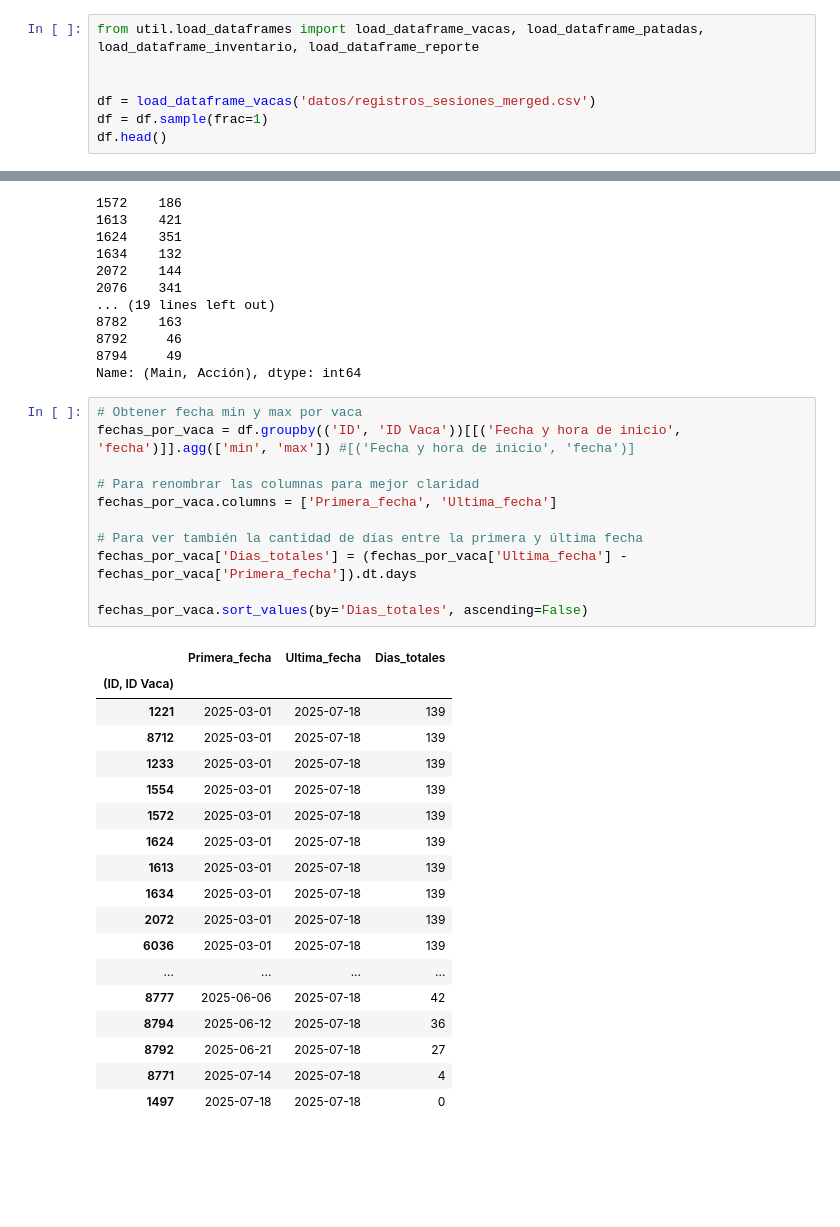
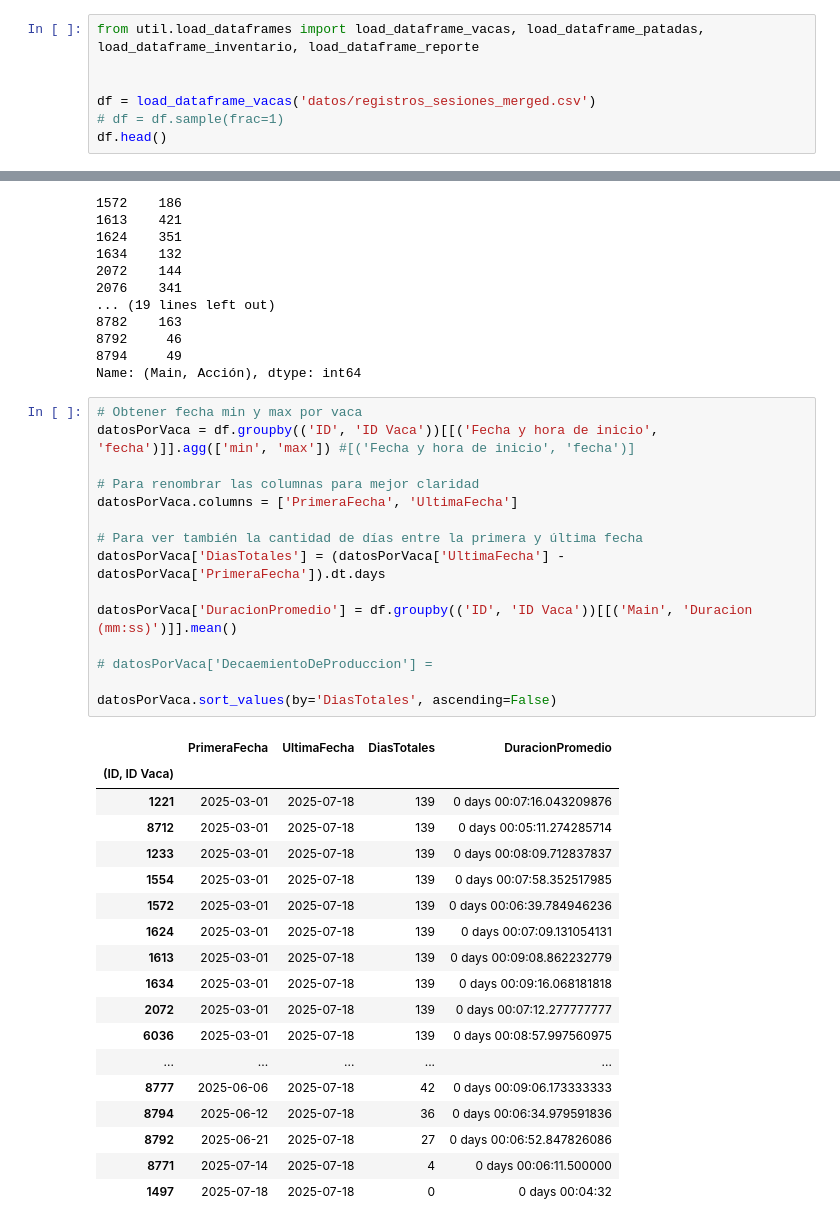
Before and after one commit to DiegoAlfaro1/Reto-ConcentracionIA-Vacas, a Jupyter notebook: prueba.ipynb, the cells around one changed output, grey strips where cells are left out. Drawn from its saved outputs; the diff is of its cells as text; blank space fills up the shorter version.

Commit message:
duración promedio y  gráficas de producción por vaca

```diff
--- a/prueba.ipynb
+++ b/prueba.ipynb
@@ -3,7 +3,7 @@ from util.load_dataframes import load_dataframe_vacas, load_dataframe_patadas, l
 
 
 df = load_dataframe_vacas('datos/registros_sesiones_merged.csv')
-df = df.sample(frac=1)
+# df = df.sample(frac=1)
 df.head()
 # %% [output]
 |  | ID | Fecha y hora de inicio |  | Main |  |  | Estado | ... |
@@ -158,31 +140,35 @@ df.groupby(('ID', 'ID Vaca')).count()[('Main', 'Acción')]
 Name: (Main, Acción), dtype: int64
 # %%
 # Obtener fecha min y max por vaca
-fechas_por_vaca = df.groupby(('ID', 'ID Vaca'))[[('Fecha y hora de inicio', 'fecha')]].agg(['min', 'max']) #[('Fecha y hora de inicio', 'fecha')]
+datosPorVaca = df.groupby(('ID', 'ID Vaca'))[[('Fecha y hora de inicio', 'fecha')]].agg(['min', 'max']) #[('Fecha y hora de inicio', 'fecha')]
 
 # Para renombrar las columnas para mejor claridad
-fechas_por_vaca.columns = ['Primera_fecha', 'Ultima_fecha']
+datosPorVaca.columns = ['PrimeraFecha', 'UltimaFecha']
 
 # Para ver también la cantidad de días entre la primera y última fecha
-fechas_por_vaca['Dias_totales'] = (fechas_por_vaca['Ultima_fecha'] - fechas_por_vaca['Primera_fecha']).dt.days
+datosPorVaca['DiasTotales'] = (datosPorVaca['UltimaFecha'] - datosPorVaca['PrimeraFecha']).dt.days
 
-fechas_por_vaca.sort_values(by='Dias_totales', ascending=False)
+datosPorVaca['DuracionPromedio'] = df.groupby(('ID', 'ID Vaca'))[[('Main', 'Duracion (mm:ss)')]].mean()
+
+# datosPorVaca['DecaemientoDeProduccion'] =
+
+datosPorVaca.sort_values(by='DiasTotales', ascending=False)
 # %% [output]
-|  | Primera_fecha | Ultima_fecha | Dias_totales |
-| (ID, ID Vaca) |  |  |  |
-| 1221 | 2025-03-01 | 2025-07-18 | 139 |
-| 8712 | 2025-03-01 | 2025-07-18 | 139 |
-| 1233 | 2025-03-01 | 2025-07-18 | 139 |
-| 1554 | 2025-03-01 | 2025-07-18 | 139 |
-| 1572 | 2025-03-01 | 2025-07-18 | 139 |
-| 1624 | 2025-03-01 | 2025-07-18 | 139 |
-| 1613 | 2025-03-01 | 2025-07-18 | 139 |
-| 1634 | 2025-03-01 | 2025-07-18 | 139 |
-| 2072 | 2025-03-01 | 2025-07-18 | 139 |
-| 6036 | 2025-03-01 | 2025-07-18 | 139 |
-| ... | ... | ... | ... |
-| 8777 | 2025-06-06 | 2025-07-18 | 42 |
-| 8794 | 2025-06-12 | 2025-07-18 | 36 |
-| 8792 | 2025-06-21 | 2025-07-18 | 27 |
-| 8771 | 2025-07-14 | 2025-07-18 | 4 |
-| 1497 | 2025-07-18 | 2025-07-18 | 0 |
+|  | PrimeraFecha | UltimaFecha | DiasTotales | DuracionPromedio |
+| (ID, ID Vaca) |  |  |  |  |
+| 1221 | 2025-03-01 | 2025-07-18 | 139 | 0 days 00:07:16.043209876 |
+| 8712 | 2025-03-01 | 2025-07-18 | 139 | 0 days 00:05:11.274285714 |
+| 1233 | 2025-03-01 | 2025-07-18 | 139 | 0 days 00:08:09.712837837 |
+| 1554 | 2025-03-01 | 2025-07-18 | 139 | 0 days 00:07:58.352517985 |
+| 1572 | 2025-03-01 | 2025-07-18 | 139 | 0 days 00:06:39.784946236 |
+| 1624 | 2025-03-01 | 2025-07-18 | 139 | 0 days 00:07:09.131054131 |
+| 1613 | 2025-03-01 | 2025-07-18 | 139 | 0 days 00:09:08.862232779 |
+| 1634 | 2025-03-01 | 2025-07-18 | 139 | 0 days 00:09:16.068181818 |
+| 2072 | 2025-03-01 | 2025-07-18 | 139 | 0 days 00:07:12.277777777 |
+| 6036 | 2025-03-01 | 2025-07-18 | 139 | 0 days 00:08:57.997560975 |
+| ... | ... | ... | ... | ... |
+| 8777 | 2025-06-06 | 2025-07-18 | 42 | 0 days 00:09:06.173333333 |
+| 8794 | 2025-06-12 | 2025-07-18 | 36 | 0 days 00:06:34.979591836 |
+| 8792 | 2025-06-21 | 2025-07-18 | 27 | 0 days 00:06:52.847826086 |
+| 8771 | 2025-07-14 | 2025-07-18 | 4 | 0 days 00:06:11.500000 |
+| 1497 | 2025-07-18 | 2025-07-18 | 0 | 0 days 00:04:32 |
```
Also changed, not shown: parts of 7 cells of this notebook, 1 other file.
